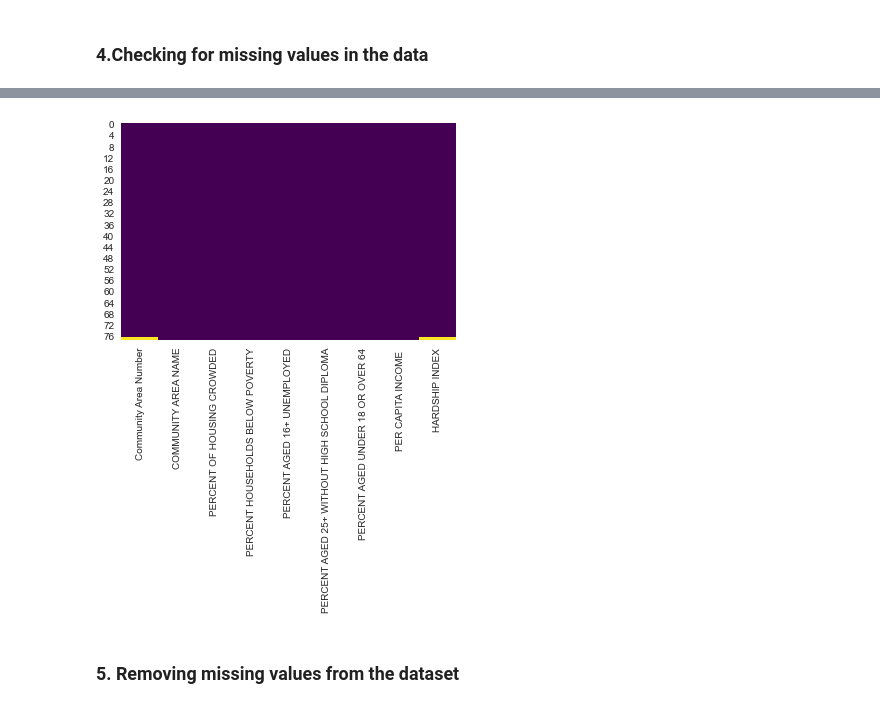
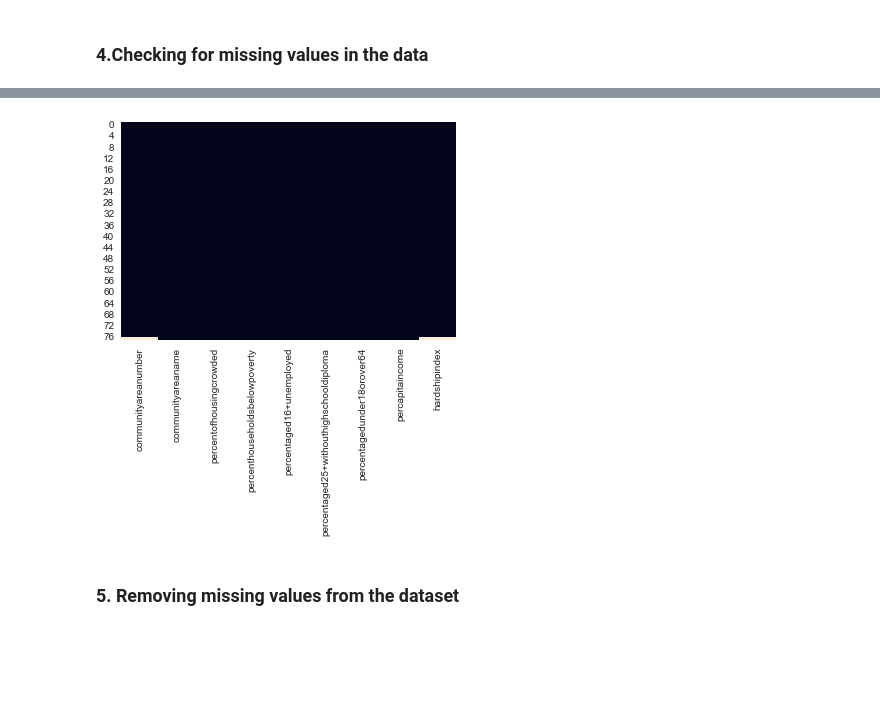
Before and after one commit to tejalvs/ChicagoCrimeAnalysis, a Jupyter notebook: DataCleaning_1.ipynb, the cells around one changed output, grey strips where cells are left out. Saved outputs shown, nothing was run; the diff lists cells and outputs as text; code cells hidden in the pictures; blank space fills up the shorter version.

```diff
--- a/DataCleaning_1.ipynb
+++ b/DataCleaning_1.ipynb
@@ -47,7 +22,4 @@ Read csv with pandas:  27.66176199913025 sec
 # %%
-start = time.time()
 Census=pd.read_csv('Census.csv', engine = 'c')
-end = time.time()
-print("Read csv with pandas: ",(end-start),"sec")
 Census.shape
 # %% [output]
@@ -138,5 +113,5 @@ Crimes_copy.head()
 # %%
-Crimes_copy.columns = Crimes_copy.columns.str.replace(' ', '')
-CrimeCols=Crimes_copy.columns
-Crimes_copy.head()
+Census.columns = Census.columns.str.replace(' ', '')
+Census.columns = Census.columns.str.lower()
+Census.head()
 # %% [output]
@@ -171,8 +142,8 @@ Length: 7299208, dtype: bool
 # %%
-sns.heatmap(Census_copy.isnull(), cbar = False,cmap="viridis")
-plt.savefig("missing2.png")
+sns.heatmap(Census.isnull(), cbar = False)
+plt.show()
 # %% [output]
-[figure, old version]
+[figure, new version]
 # %% [markdown]
 ### 5. Removing missing values from the dataset
 # %%
```
Also changed, not shown: parts of 44 cells of this notebook.
